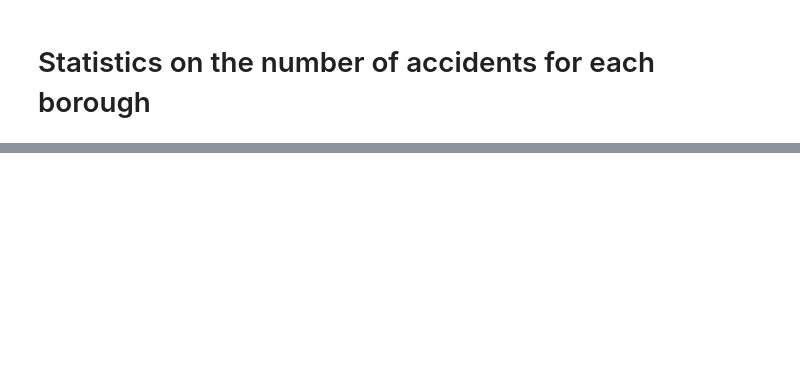
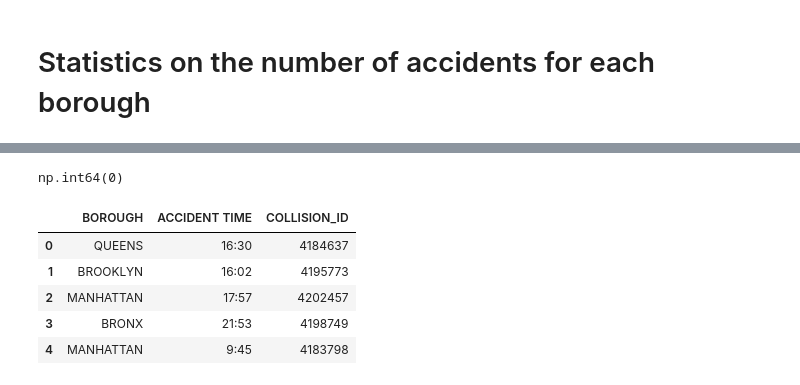
Before and after one commit to IgorGarlej/nyc-traffic-accident-analysis, a Jupyter notebook: notebooks/02.Analysis.ipynb, the cells around one changed output, grey strips where cells are left out. Saved outputs shown, nothing was run; the diff lists cells and outputs as text; code cells hidden in the pictures; blank space fills up the shorter version.

```diff
--- a/notebooks/02.Analysis.ipynb
+++ b/notebooks/02.Analysis.ipynb
@@ -249,0 +316,13 @@ plt.show()
+# %%
+df_number.duplicated().sum()
+# %% [output]
+np.int64(0)
+# %%
+df_number.head()
+# %% [output]
+|  | BOROUGH | ACCIDENT TIME | COLLISION_ID |
+| 0 | QUEENS | 16:30 | 4184637 |
+| 1 | BROOKLYN | 16:02 | 4195773 |
+| 2 | MANHATTAN | 17:57 | 4202457 |
+| 3 | BRONX | 21:53 | 4198749 |
+| 4 | MANHATTAN | 9:45 | 4183798 |
```
Also changed, not shown: parts of 22 cells of this notebook.
